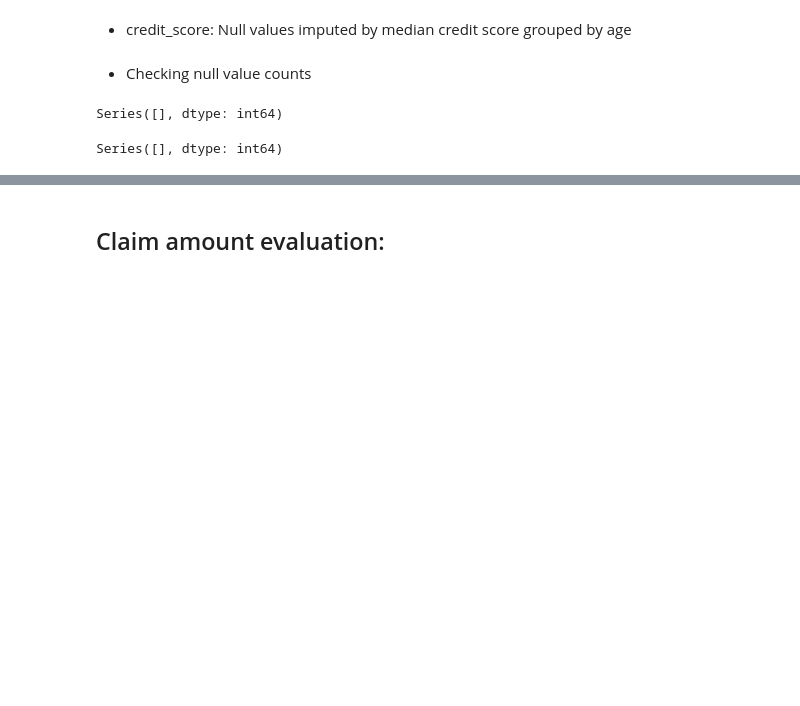
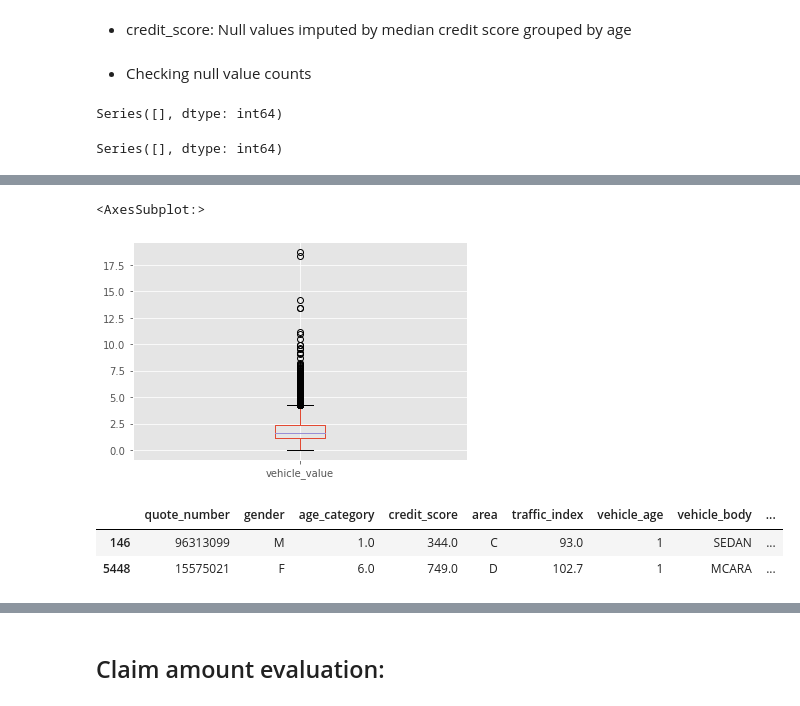
Before and after one commit to suhitasva/Auto_Insurance_Study, a Jupyter notebook: case_study_code_file.ipynb, the cells around one changed output, grey strips where cells are left out. Drawn from its saved outputs; the diff is of its cells as text; code cells hidden in the pictures; blank space fills up the shorter version.

```diff
--- a/case_study_code_file.ipynb
+++ b/case_study_code_file.ipynb
@@ -208,0 +225,2 @@ Series([], dtype: int64)
+# %%
+auto_potential_2018.drop(['date_of_birth'], axis=1, inplace=True)
@@ -208,0 +241,11 @@ Series([], dtype: int64)
+# %%
+auto_potential_2018[['vehicle_value']].boxplot()
+# %% [output]
+<AxesSubplot:>
+[figure, added]
+# %%
+auto_potential_2018.loc[auto_potential_2018.vehicle_value > 17.5,:]
+# %% [output]
+|  | quote_number | gender | age_category | credit_score | area | traffic_index | vehicle_age | vehicle_body | ... |
+| 146 | 96313099 | M | 1.0 | 344.0 | C | 93.0 | 1 | SEDAN | ... |
+| 5448 | 15575021 | F | 6.0 | 749.0 | D | 102.7 | 1 | MCARA | ... |
```
Also changed, not shown: parts of 100 cells of this notebook.
